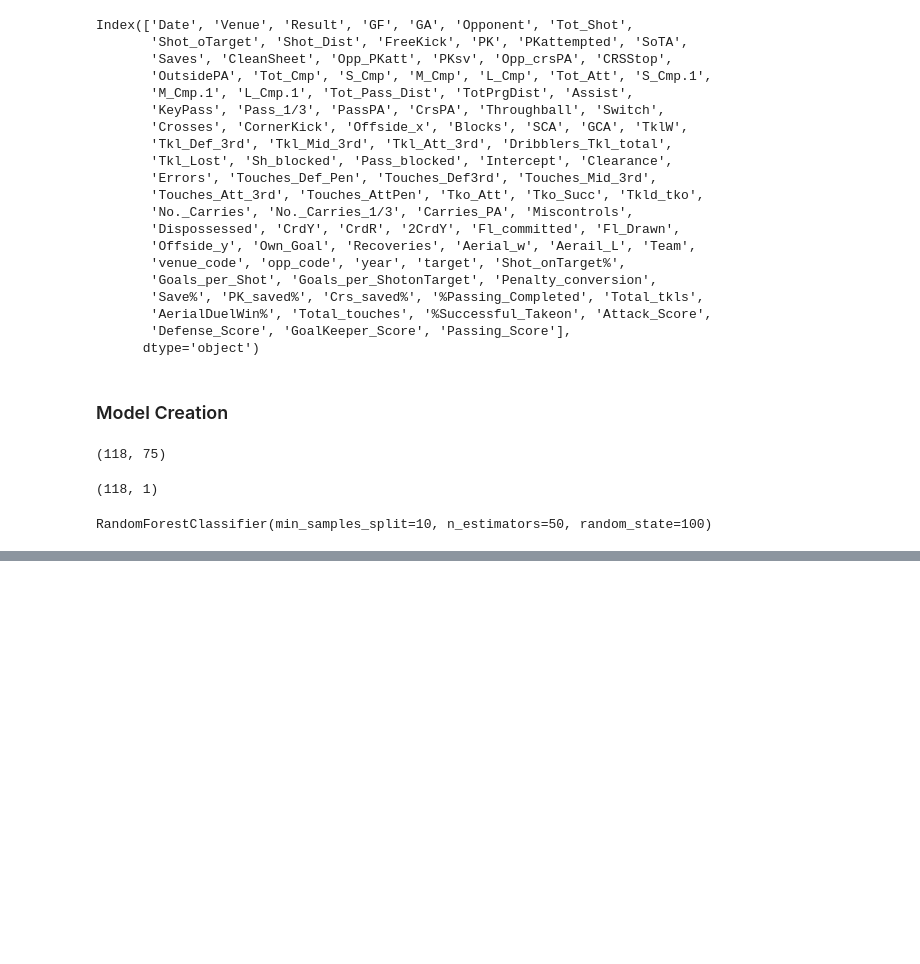
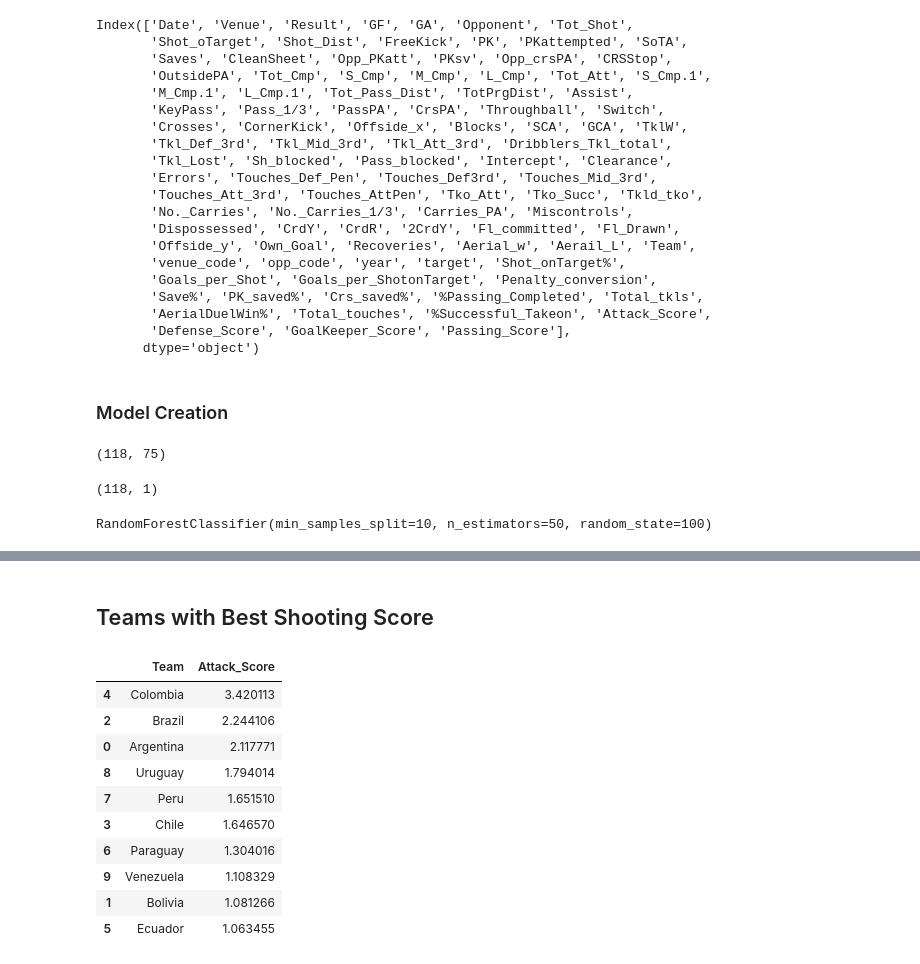
Before and after one commit to DhavalPatel511/copa_america_analysis, a Jupyter notebook: analysis_and_prediction.ipynb, the cells around one changed output, grey strips where cells are left out. Cells and saved outputs as stored; diff of their text form; code cells hidden in the pictures; blank space fills up the shorter version.

```diff
--- a/analysis_and_prediction.ipynb
+++ b/analysis_and_prediction.ipynb
@@ -366,0 +413,18 @@ precision_score(y_test,y_pred)
+# %% [markdown]
+## Teams with Best Shooting Score
+# %%
+sdf=all_matches[['Team','Attack_Score']]
+sdf=sdf.groupby('Team').mean().reset_index()
+sdf.sort_values(by='Attack_Score',ascending=False)
+# %% [output]
+|  | Team | Attack_Score |
+| 4 | Colombia | 3.420113 |
+| 2 | Brazil | 2.244106 |
+| 0 | Argentina | 2.117771 |
+| 8 | Uruguay | 1.794014 |
+| 7 | Peru | 1.651510 |
+| 3 | Chile | 1.646570 |
+| 6 | Paraguay | 1.304016 |
+| 9 | Venezuela | 1.108329 |
+| 1 | Bolivia | 1.081266 |
+| 5 | Ecuador | 1.063455 |
```
Also changed, not shown: parts of 36 cells of this notebook.
